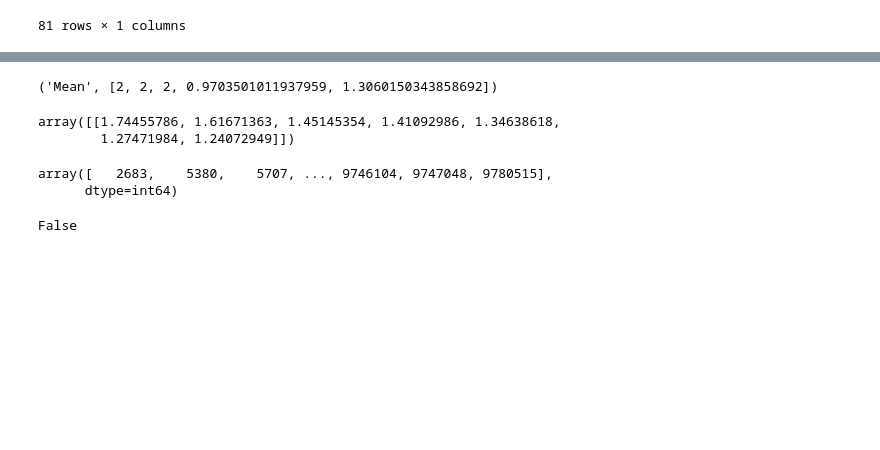
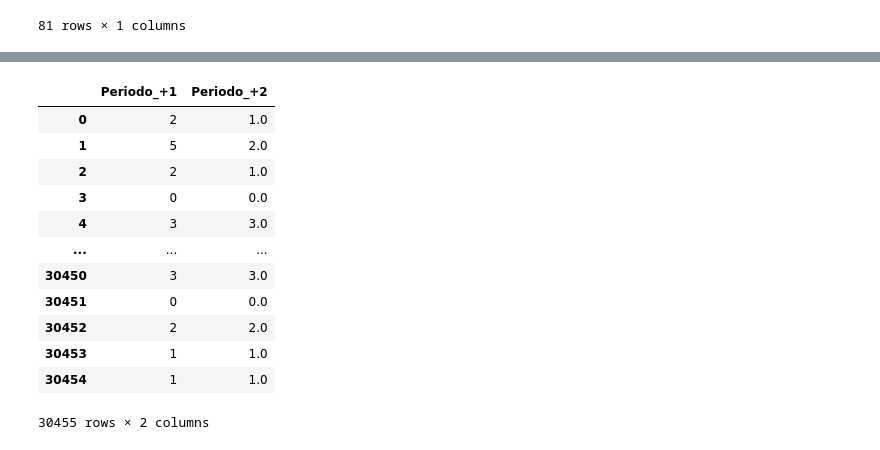
Before and after one commit to christiansakerb/Bimbo_Demanda-Inventario, a Jupyter notebook: notebook recortado.ipynb, the cells around one changed output, grey strips where cells are left out. Saved outputs shown, nothing was run; the diff lists cells and outputs as text; code cells hidden in the pictures; blank space fills up the shorter version.

```diff
--- a/notebook recortado.ipynb
+++ b/notebook recortado.ipynb
@@ -50,11 +59,12 @@ def memoria_disponible():
     print("Memoria Total:", mem_total_gb, "GB")
     print("Memoria Disponible:", mem_disponible_gb, "GB")
 # %%
+#Pivotear la data colocando semanas en columnas
 df_ventas_pivot = pd.pivot_table(data=train,
                                  index=['Agencia_ID','Canal_ID','Ruta_SAK','Cliente_ID','Producto_ID'],
                                  columns='Semana',
-                                 values='Venta_uni_hoy').fillna(0)
-
+                                 values='Demanda_uni_equil').fillna(0)
+#Guardar archivos en pkl
 nombre_archivo = 'Pkl/df_ventas_pivot.pkl'
 with open(nombre_archivo, 'wb') as archivo_pkl:
     pickle.dump(df_ventas_pivot, archivo_pkl)
@@ -398,7 +416,7 @@ import warnings
 warnings.filterwarnings("ignore")
 
 
-def Predict_test(df,num):
+def Predict_test(df,num,df_dato):
 
     Dict_nombres = {}
     index_de_test = df.iloc[num].name
@@ -413,8 +431,8 @@ def Predict_test(df,num):
         #Verificar que el producto SI EXISTA
         if Dict_nombres['Producto_ID'] not in Diccionario_faltantes['Producto_ID']:
             #Si no existe hacemos predict con promedios
-            Average_productos = df_ventas_pivot.xs(Dict_nombres['Producto_ID'],  level=4, drop_level=False).groupby('Producto_ID').mean().to_numpy()
-            return index_de_test,revisar_linealidad(Average_productos,None,3,graph='N',array_entregado=False)[1][1:3]
+            Average_productos = df_dato.xs(Dict_nombres['Producto_ID'],  level=4, drop_level=False).groupby('Producto_ID').mean().to_numpy()
+            return index_de_test,revisar_linealidad(Average_productos,df_dato,None,3,graph='N',array_entregado=False)[1][1:3]
         #Si no existe la tupla verificamos si existe el id producto en train
         else:
 
@@ -428,7 +446,7 @@ def Predict_test(df,num):
                 tuple_id_sim = (Dict_nombres['Agencia_ID'],Dict_nombres['Canal_ID'],Dict_nombres['Ruta_SAK'],Dict_nombres['Cliente_ID'],ids_sim)
 
                 if tuple_id_sim in indices_train:
-                    lista_resultados_similares.append(revisar_linealidad(df_ventas_pivot,indices_train.get_loc(tuple_id_sim),3,graph='N')[1][1:3])
+                    lista_resultados_similares.append(revisar_linealidad(df_dato,df_dato,indices_train.get_loc(tuple_id_sim),3,graph='N')[1][1:3])
 
             #Si encontró valores usaremos esos
             if len(lista_resultados_similares)>0:
@@ -439,13 +457,13 @@ def Predict_test(df,num):
             #Si no, vamos a generalizar con los productos que hay
             else:
                 for ids_sim in ids_similares:
-                    id_base = buscar_un_registro(df_ventas_pivot,indices_train,'Producto_ID',ids_sim)[1][0]
-                    lista_resultados_similares.append(revisar_linealidad(df_ventas_pivot,id_base,3,graph='N')[1][1:3])
+                    id_base = buscar_un_registro(df_dato,indices_train,'Producto_ID',ids_sim)[1][0]
+                    lista_resultados_similares.append(revisar_linealidad(df_dato,df_dato,id_base,3,graph='N')[1][1:3])
 
-                return  np.round(np.array([lista_resultados_similares]).mean(axis=1))
+                return  index_de_test,np.round(np.array([lista_resultados_similares]).mean(axis=1))
                 #Promediar los resultados obtenidos de los productos más similares
     else:
-        return index_de_test,revisar_linealidad(df_ventas_pivot,indices_train.get_loc(index_de_test),3,graph='N')[1][1:3]
+        return index_de_test,revisar_linealidad(df_dato,df_dato,indices_train.get_loc(index_de_test),3,graph='N')[1][1:3]
 
-Predict_test(test_pivot,0)#6113671 [2806970, 2807091, 2807162, 2807273, 2807636]
+Predict_test(test_pivot,6113671,df_ventas_pivot)#6113671 [2806970, 2807091, 2807162, 2807273, 2807636]
 # %% [output]
@@ -465,19 +471,28 @@ buscar_un_registro(test_pivot,indices_test,'Cliente_ID',5380) #1415562 agencia
-# %%
-Average_productos = df_ventas_pivot.xs(1232,  level=4, drop_level=False).groupby('Producto_ID').mean().to_numpy()
-revisar_linealidad(Average_productos,None,3,graph='N',array_entregado=False)
-# %% [output]
-('Mean', [2, 2, 2, 0.9703501011937959, 1.3060150343858692])
-# %%
-Average_productos
-# %% [output]
-array([[1.74455786, 1.61671363, 1.45145354, 1.41092986, 1.34638618,
-        1.27471984, 1.24072949]])
-# %%
-Diccionario_faltantes['Cliente_ID']
-# %% [output]
-array([   2683,    5380,    5707, ..., 9746104, 9747048, 9780515],
-      dtype=int64)
-# %%
-1232 in Diccionario_faltantes['Producto_ID']
-# %% [output]
-False
+# %%
+lista_proyecciones_test = []
+print('Empieza')
+for num,codigo in enumerate(test_pivot.index):
+    print(str(num)+'|'+str(test_pivot.shape[0])+' ->'+str(num/test_pivot.shape[0]))
+    lista_proyecciones_test.append(Predict_test(test_pivot,num,df_ventas_pivot))
+
+df_proyecciones = pd.DataFrame(lista_proyecciones)
+# %%
+df_sb_pred = pd.DataFrame(lista_proyecciones_test)
+df_sb_pred[['Periodo_+1', 'Periodo_+2']] = pd.DataFrame(df_sb_pred[1].tolist())
+df_sb_pred = df_sb_pred.drop(columns=[0,1])
+df_sb_pred.to_csv('df_sb_pred.csv')
+df_sb_pred
+# %% [output]
+|  | Periodo_+1 | Periodo_+2 |
+| 0 | 2 | 1.0 |
+| 1 | 5 | 2.0 |
+| 2 | 2 | 1.0 |
+| 3 | 0 | 0.0 |
+| 4 | 3 | 3.0 |
+| ... | ... | ... |
+| 30450 | 3 | 3.0 |
+| 30451 | 0 | 0.0 |
+| 30452 | 2 | 2.0 |
+| 30453 | 1 | 1.0 |
+| 30454 | 1 | 1.0 |
+30455 rows × 2 columns
```
Also changed, not shown: parts of 16 cells of this notebook, 1 other file.
